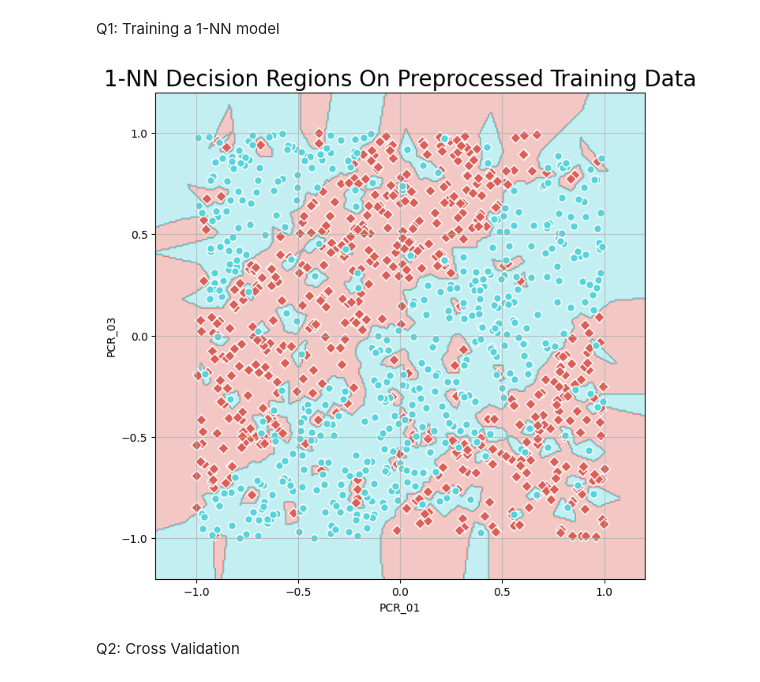
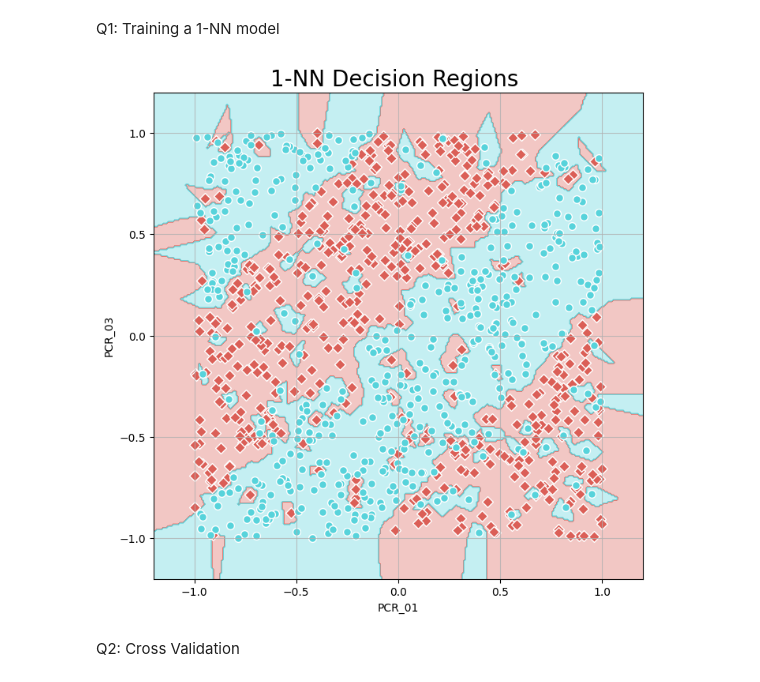
Before and after one commit to YonatanRozen/IML_MAJOR2, a Jupyter notebook: Major_HW2.ipynb, the cells around one changed output. Drawn from its saved outputs; the diff is of its cells as text; code cells hidden in the pictures.

```diff
--- a/Major_HW2.ipynb
+++ b/Major_HW2.ipynb
@@ -209,14 +209,14 @@ Q1: Training a 1-NN model
 # %%
 from sklearn.neighbors import KNeighborsClassifier
 
 temp_df = train_df_preprocessed[['PCR_01', 'PCR_03']]
 
 knn = KNeighborsClassifier(n_neighbors=1)
 knn.fit(temp_df, train_df_preprocessed['spread'])
-visualize_clf(knn, temp_df, train_df_preprocessed['spread'], "1-NN Decision Regions On Preprocessed Training Data",
+visualize_clf(knn, temp_df, train_df_preprocessed['spread'], "1-NN Decision Regions ",
                "PCR_01", "PCR_03")
 # %% [output]
-[figure, old version]
+[figure, new version]
 # %% [markdown]
 Q2: Cross Validation
 # %%
```
Also changed, not shown: parts of 19 cells of this notebook.
